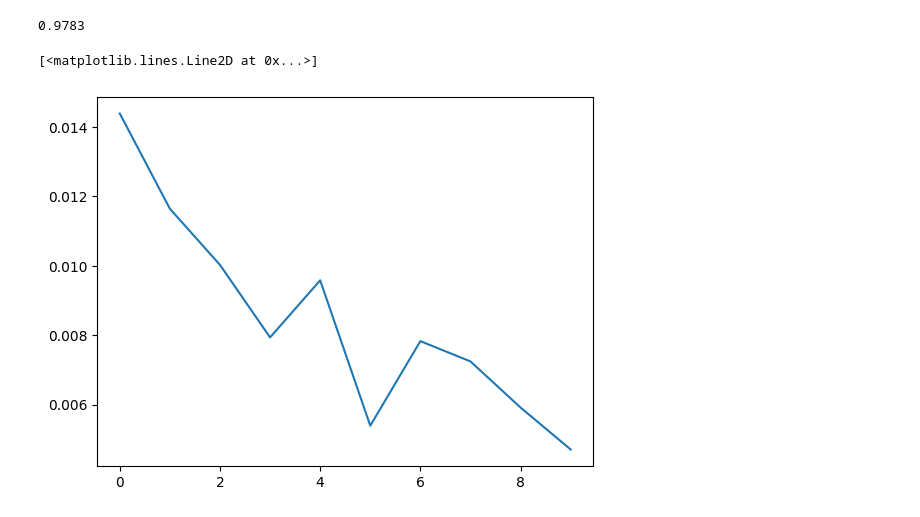
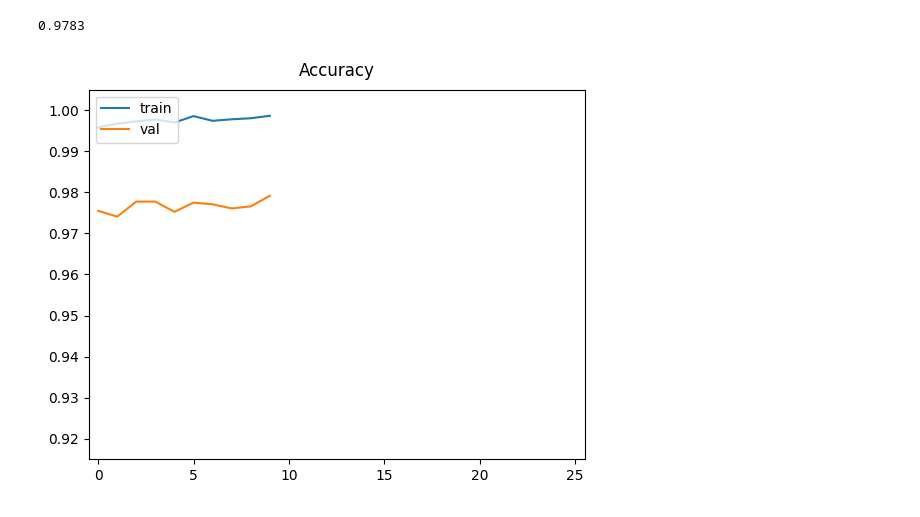
Before and after one commit to harshs-data/Deep-Learning, a Jupyter notebook: ann.ipynb, the cells around one changed output. Drawn from its saved outputs; the diff is of its cells as text; code cells hidden in the pictures.

```diff
--- a/ann.ipynb
+++ b/ann.ipynb
@@ -108,8 +108,30 @@ from sklearn.metrics import accuracy_score
 accuracy_score(y_pred,y_test)
 # %% [output]
 0.9783
-# %%
-plt.plot(history.history['loss'])
-# %% [output]
-[<matplotlib.lines.Line2D at 0x...>]
-[figure, removed]
+# %%
+import matplotlib.pyplot as plt
+
+# 1. Force the clean, standard classic style (no gridlines, plain white background)
+plt.style.use('default')
+plt.figure(figsize=(6.4, 4.8)) # Standard default Matplotlib aspect ratio
+
+# 2. Extract metrics safely
+train_acc = history.history.get('accuracy', history.history.get('acc'))
+val_acc = history.history.get('val_accuracy', history.history.get('val_acc'))
+
+# 3. Plot lines with the thin, standard default widths
+plt.plot(train_acc, label='train', color='#1f77b4', linewidth=1.5)
+plt.plot(val_acc, label='val', color='#ff7f0e', linewidth=1.5)
+
+# 4. Replicate the precise Title and Legend formatting from your second image
+plt.title('Accuracy', fontsize=12, pad=10)
+plt.legend(loc='upper left', frameon=True)
+
+# 5. Lock in the exact axes ranges visible in your first image
+plt.xlim(-0.5, 25.5)   # Captures the full 25 epochs comfortably
+plt.ylim(0.915, 1.005)  # Keeps the y-axis scaling identical to image 1
+
+# 6. Render cleanly without text artifacts
+plt.show()
+# %% [output]
+[figure, added]
```
Also changed, not shown: parts of 2 cells of this notebook.
